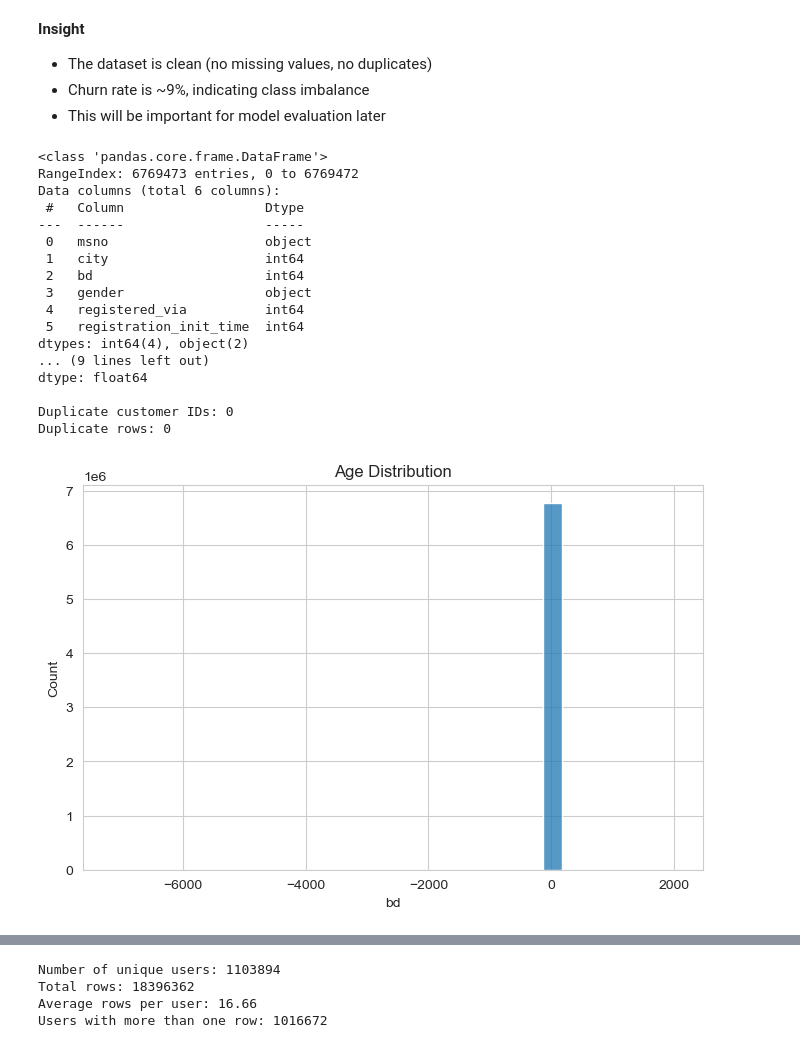
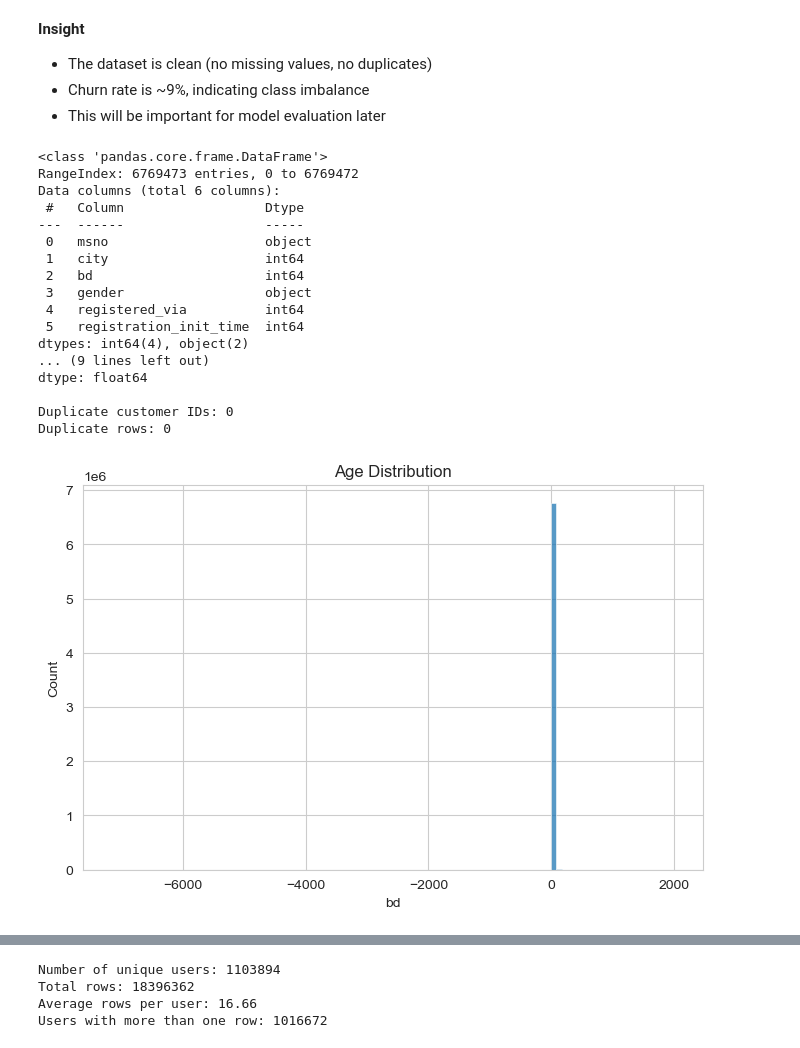
Before and after one commit to PaulinaMamiaga/customer-churn-intelligence-system, a Jupyter notebook: notebooks/01_initial_eda.ipynb, the cells around one changed output, grey strips where cells are left out. Drawn from its saved outputs; the diff is of its cells as text; code cells hidden in the pictures.

```diff
--- a/notebooks/01_initial_eda.ipynb
+++ b/notebooks/01_initial_eda.ipynb
@@ -97,32 +94,33 @@ Churn rate: 8.99%
 # %%
 # 3.2 Members Dataset
 members = pd.read_csv("data/raw/members_v3.csv")
 
 members.info()
-members.head()
+
 print("\nMissing values in members:")
 print(members.isnull().mean().round(2))
 print("\nDuplicate customer IDs:", members["msno"].duplicated().sum())
 print("Duplicate rows:", members.duplicated().sum())
-sns.histplot(members["bd"], bins=30)
+sns.histplot(members["bd"], bins=100)
+
 plt.title("Age Distribution")
 plt.show()
 # %% [output]
 <class 'pandas.core.frame.DataFrame'>
 RangeIndex: 6769473 entries, 0 to 6769472
 Data columns (total 6 columns):
  #   Column                  Dtype
 ---  ------                  -----
  0   msno                    object
  1   city                    int64
  2   bd                      int64
  3   gender                  object
  4   registered_via          int64
  5   registration_init_time  int64
 dtypes: int64(4), object(2)
 ... (9 lines left out)
 dtype: float64
 
 Duplicate customer IDs: 0
 Duplicate rows: 0
-[figure, old version]
+[figure, new version]
```
Also changed, not shown: parts of 37 cells of this notebook.
